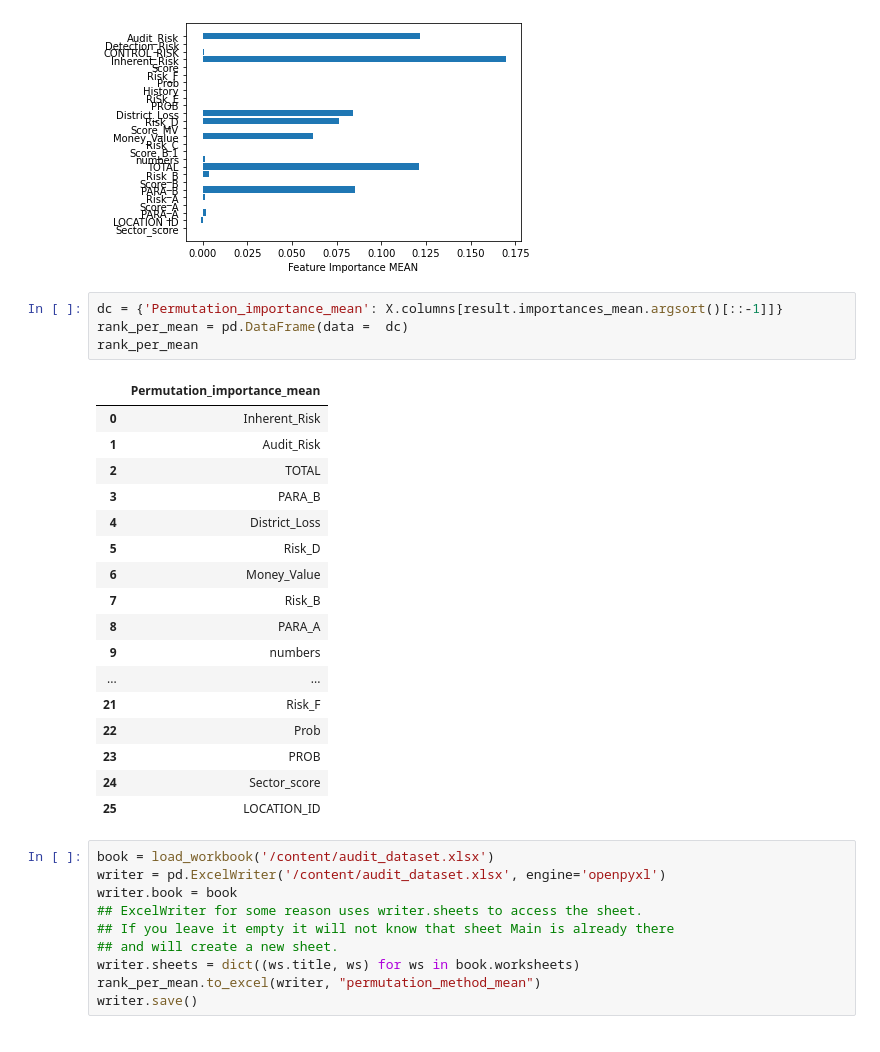
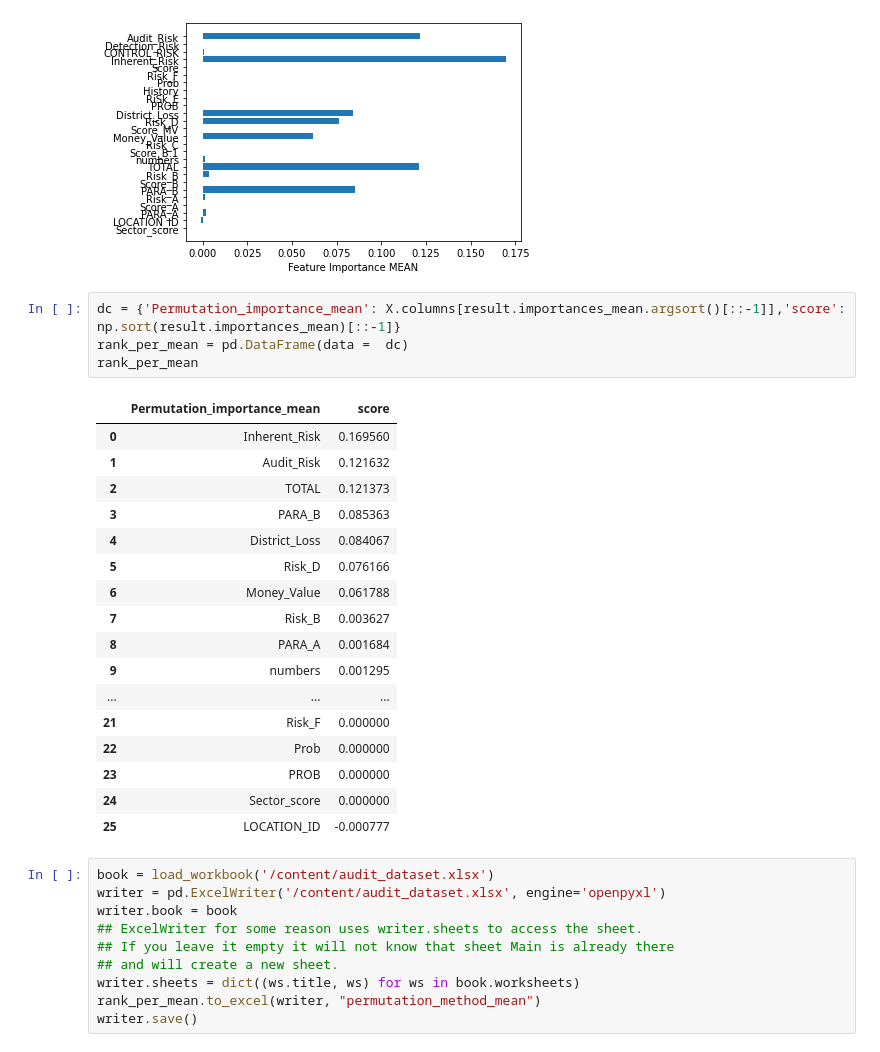
Before and after one commit to Noob919/Feature_selection, a Jupyter notebook: Audit.ipynb, the cells around one changed output. Saved outputs shown, nothing was run; the diff lists cells and outputs as text.

Commit message:
Update the results

```diff
--- a/Audit.ipynb
+++ b/Audit.ipynb
@@ -162,27 +162,27 @@ plt.xlabel("Feature Importance MEAN")
 Text(0.5, 0, 'Feature Importance MEAN')
 [figure]
 # %%
-dc = {'Permutation_importance_mean': X.columns[result.importances_mean.argsort()[::-1]]}
+dc = {'Permutation_importance_mean': X.columns[result.importances_mean.argsort()[::-1]],'score': np.sort(result.importances_mean)[::-1]}
 rank_per_mean = pd.DataFrame(data =  dc)
 rank_per_mean
 # %% [output]
-|  | Permutation_importance_mean |
-| 0 | Inherent_Risk |
-| 1 | Audit_Risk |
-| 2 | TOTAL |
-| 3 | PARA_B |
-| 4 | District_Loss |
-| 5 | Risk_D |
-| 6 | Money_Value |
-| 7 | Risk_B |
-| 8 | PARA_A |
-| 9 | numbers |
-| ... | ... |
-| 21 | Risk_F |
-| 22 | Prob |
-| 23 | PROB |
-| 24 | Sector_score |
-| 25 | LOCATION_ID |
+|  | Permutation_importance_mean | score |
+| 0 | Inherent_Risk | 0.169560 |
+| 1 | Audit_Risk | 0.121632 |
+| 2 | TOTAL | 0.121373 |
+| 3 | PARA_B | 0.085363 |
+| 4 | District_Loss | 0.084067 |
+| 5 | Risk_D | 0.076166 |
+| 6 | Money_Value | 0.061788 |
+| 7 | Risk_B | 0.003627 |
+| 8 | PARA_A | 0.001684 |
+| 9 | numbers | 0.001295 |
+| ... | ... | ... |
+| 21 | Risk_F | 0.000000 |
+| 22 | Prob | 0.000000 |
+| 23 | PROB | 0.000000 |
+| 24 | Sector_score | 0.000000 |
+| 25 | LOCATION_ID | -0.000777 |
 # %%
 book = load_workbook('/content/audit_dataset.xlsx')
 writer = pd.ExcelWriter('/content/audit_dataset.xlsx', engine='openpyxl')
```
Also changed, not shown: parts of 12 cells of this notebook.
